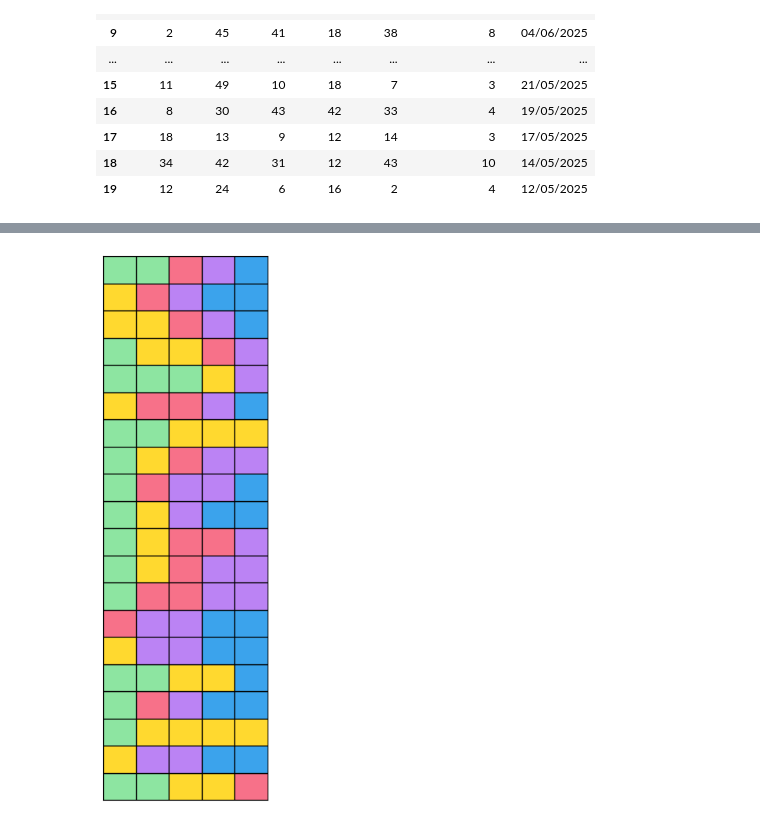
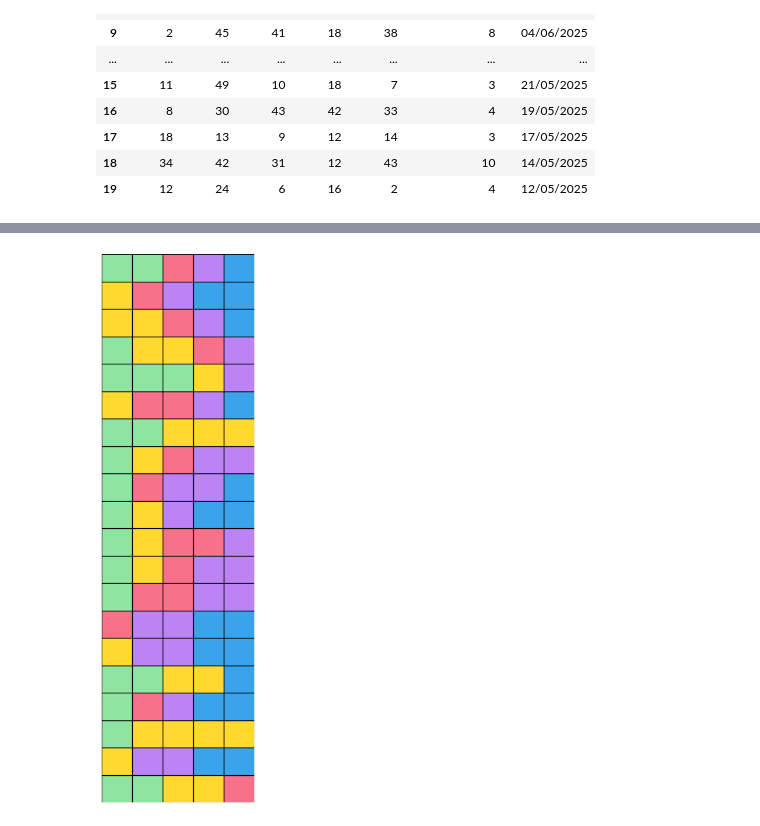
Before and after one commit to TeodorKolev/Lotto, a Jupyter notebook: Lottery.ipynb, the cells around one changed output, grey strips where cells are left out. Saved outputs shown, nothing was run; the diff lists cells and outputs as text; code cells hidden in the pictures.

```diff
--- a/Lottery.ipynb
+++ b/Lottery.ipynb
@@ -247,39 +338,80 @@ Legend:
 # %%
 import matplotlib.pyplot as plt
 import matplotlib.patches as patches
 import pandas as pd
 
 class PatternPlotter:
+    """
+    Visualizes lottery draw patterns as color-coded rectangles.
+
+    Each row in the DataFrame should have a 'Pattern' column with color names
+    separated by '-', e.g., 'green-yellow-red-purple-blue'.
+
+    Attributes:
+        df (pd.DataFrame): DataFrame containing the 'Pattern' column.
+        color_mapping (dict): Maps color names to indices.
+        colors (list): List of hex color codes corresponding to color_mapping.
+    """
     def __init__(self, df):
         self.df = df
         self.color_mapping = {'green': 0, 'yellow': 1, 'red': 2, 'purple': 3, 'blue': 4}
         self.colors = ['#8de5a1', '#ffd92f', '#f77189', '#bb83f4', '#3ba3ec']
 
     def plot_patterns(self):
-        fig, ax = plt.subplots(figsize=(3, len(self.df) / 2))
+        """
+        Plots the patterns as rows of colored rectangles.
+        Each row represents a draw, and each rectangle a number's color category.
+        """
+        n_rows = len(self.df)
+        if n_rows == 0:
+            print("No data to plot.")
+            return
 
-        for index, row in self.df[::-1].iterrows():
+        # Get number of pattern elements from the first row
+        pattern_colors = self.df.iloc[0]['Pattern'].split('-')
+        n_cols = len(pattern_colors)
+
+        fig, ax = plt.subplots(figsize=(3, max(1, n_rows / 2)))
+
+        # Iterate in reverse to show most recent at the top
+        for plot_idx, (_, row) in enumerate(self.df.iloc[::-1].iterrows()):
             pattern_colors = row['Pattern'].split('-')
-            rectangles = [patches.Rectangle((i, len(self.df) - index - 1), 1, 1, edgecolor='black', facecolor=self.colors[self.color_mapping[color]]) for i, color in enumerate(pattern_colors)]
-            for rectangle in rectangles:
-                ax.add_patch(rectangle)
+            for i, color in enumerate(pattern_colors):
+                color_idx = self.color_mapping.get(color, None)
+                if color_idx is not None:
+                    rect = patches.Rectangle(
+                        (i, plot_idx), 1, 1,
+                        edgecolor='black',
+                        facecolor=self.colors[color_idx]
+                    )
+                    ax.add_patch(rect)
+                else:
+                    # If color not found, fill with gray
+                    rect = patches.Rectangle(
+                        (i, plot_idx), 1, 1,
+                        edgecolor='black',
+                        facecolor='#cccccc'
+                    )
+                    ax.add_patch(rect)
 
         ax.set_xticks([])
         ax.set_yticks([])
         ax.set_xlabel('')
         ax.set_ylabel('')
-        ax.set_xlim(0, len(pattern_colors))
-        ax.set_ylim(0, len(self.df))
-
+        ax.set_xlim(0, n_cols)
+        ax.set_ylim(0, n_rows)
+        plt.box(False)
+        plt.tight_layout()
         plt.show()
 
+# Example usage:
+# 'first_n_counts' should be a list of pattern strings, e.g.:
+# first_n_counts = ['green-yellow-red-purple-blue', ...]
 data = {
     'Pattern': first_n_counts
 }
-
 df = pd.DataFrame(data)
-plotter = PatternPlotter(df)
-plotter.plot_patterns()
+PatternPlotter(df).plot_patterns()
 # %% [output]
-[figure, old version]
+[figure, new version]
 # %%
```
Also changed, not shown: parts of 5 cells of this notebook, 1 other file.
